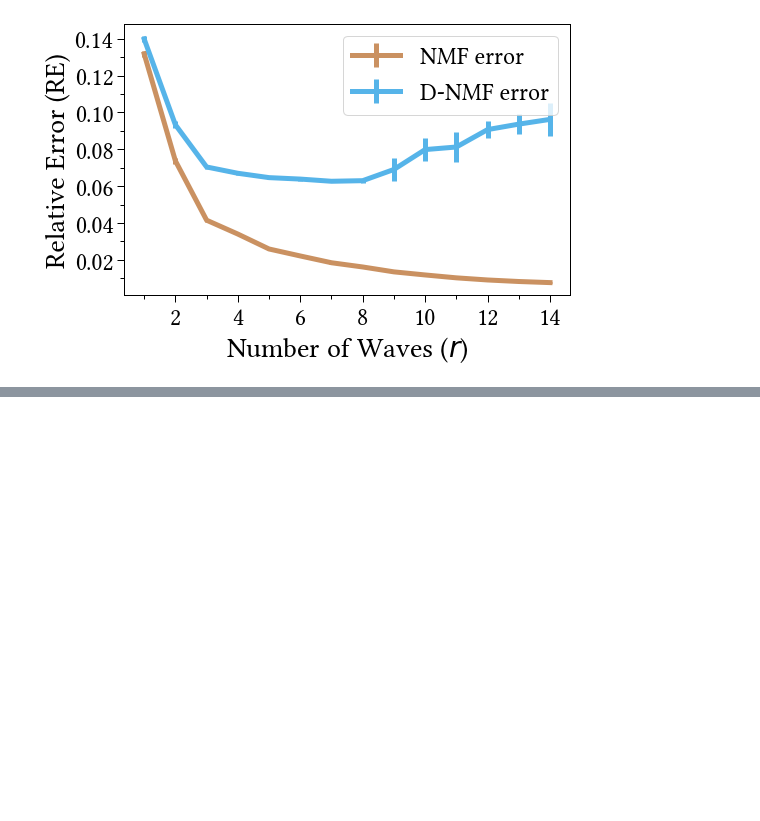
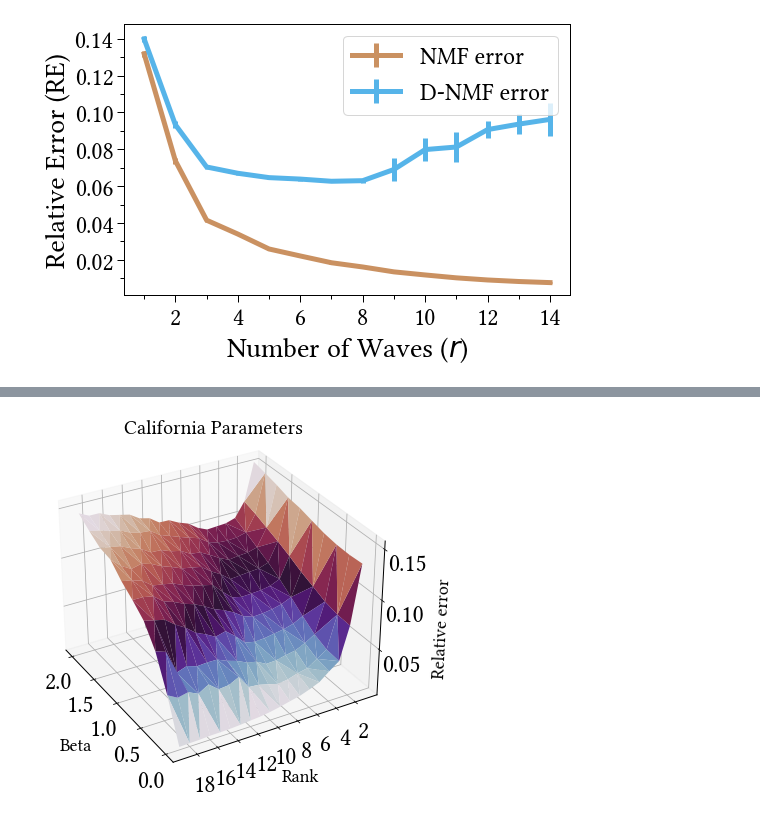
Before and after one commit to kevin-q2/diffusion_nmf, a Jupyter notebook: examples/county_example.ipynb, the cells around one changed output, grey strips where cells are left out. Saved outputs shown, nothing was run; the diff lists cells and outputs as text; code cells hidden in the pictures; blank space fills up the shorter version.

Commit message:
country + county examples

```diff
--- a/examples/county_example.ipynb
+++ b/examples/county_example.ipynb
@@ -33,7 +33,14 @@ The autoreload extension is already loaded. To reload it, use:
 # %% [markdown]
 ### Graphing preliminaries
 # %%
-sns.set_palette("colorblind")
+sns.set_palette("Set2")
 plt.rcParams['font.family'] = 'Linux Libertine O'
 plt.rcParams['font.size'] = 18
 plt.rcParams['axes.linewidth'] = 1
+
+# custom hex list for colormap
+h_list = ["ffb950","ffad33","ff931f","ff7e33","fa5e1f","ec3f13","b81702","a50104","8e0103","7a0103"]
+# get custom features from graph_util
+graph_tool = graph_util()
+linestyles_dict = graph_tool.linestyles()
+my_pal = graph_tool.custom_map(h_list)
@@ -328,0 +310,27 @@ plt.legend()
+# %%
+cali_grid = pd.read_csv(os.path.join(par, "covid_dataset/us_county/grid_search_results/california_rank_beta.csv"))
+fig = plt.figure(figsize = (10,6))
+ax = fig.gca(projection='3d')
+ax.plot_trisurf(new_eng_grid['beta'], new_eng_grid['rank'], new_eng_grid['relative error'], cmap=plt.cm.twilight, linewidth=0.2)
+plt.xlabel("beta")
+plt.ylabel("rank")
+ax.set_zlabel("relative error")
+ax.view_init(30,150)
+
+ax.xaxis.set_tick_params(which='major', size=10, width=1, direction='out')
+ax.xaxis.set_tick_params(which='minor', size=2, width=1, direction='out')
+ax.yaxis.set_tick_params(which='major', size=10, width=1, direction='out')
+ax.yaxis.set_tick_params(which='minor', size=2, width=1, direction='out')
+ax.xaxis.set_major_locator(mpl.ticker.MultipleLocator(0.5))
+#ax.xaxis.set_minor_locator(mpl.ticker.MultipleLocator(0.1))
+ax.yaxis.set_major_locator(mpl.ticker.MultipleLocator(2))
+#ax.yaxis.set_minor_locator(mpl.ticker.MultipleLocator(1))
+
+ax.set_xlabel("Beta", fontsize = 18, labelpad = 13)
+ax.set_ylabel("Rank", fontsize = 18, labelpad = 10)
+ax.set_zlabel("Relative error", fontsize = 18, labelpad = 10)
+ax.set_title("California Parameters", fontsize = 20)
+ax.view_init(30,150)
+ax.dist = 9
+# %% [output]
+[figure, added]
```
Also changed, not shown: parts of 49 cells of this notebook, 12 other files.
